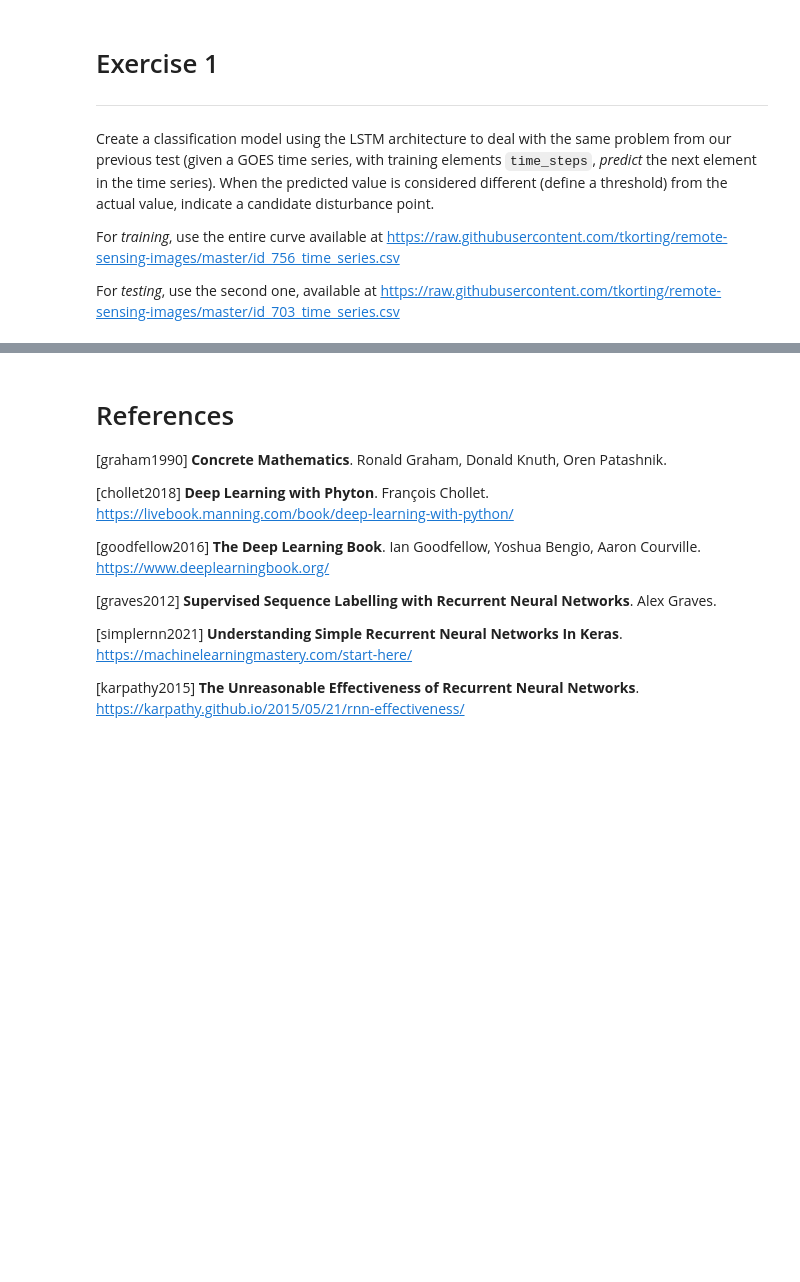
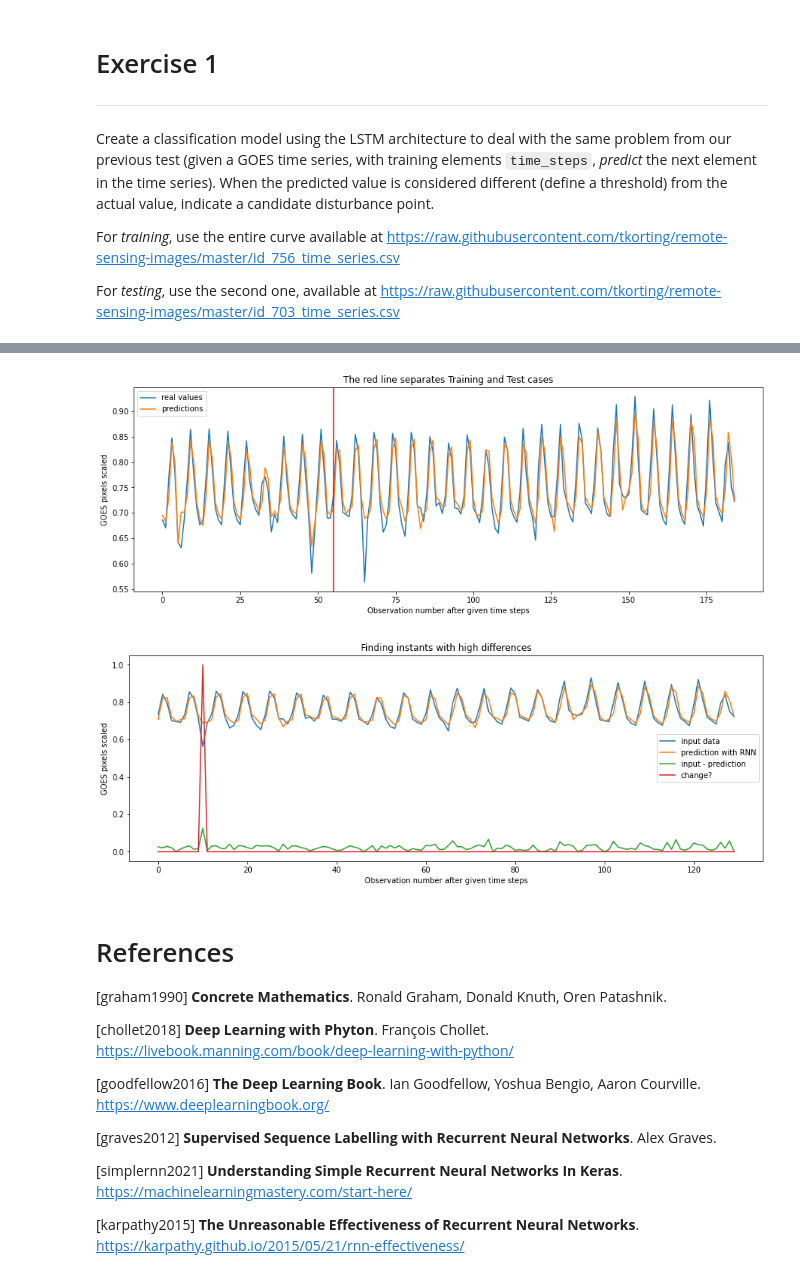
Before and after one commit to barauna-lo/CAP4213-Deep-Learning, a Jupyter notebook: AT10_Recurrent_Neural_Networks.ipynb, the cells around one changed output, grey strips where cells are left out. Cells and saved outputs as stored; diff of their text form; code cells hidden in the pictures; blank space fills up the shorter version.

```diff
--- a/AT10_Recurrent_Neural_Networks.ipynb
+++ b/AT10_Recurrent_Neural_Networks.ipynb
@@ -504,3 +583,36 @@ For *testing*, use the second one, available at https://raw.githubusercontent.co
+# %%
+# make predictions
+train_predict = model.predict(X_train)
+test_predict = model.predict(X_test)
+
+all_data = np.append(y_train, y_test)
+predictions = np.append(train_predict, test_predict)
+
+# plot the results
+plt.figure(figsize=(15, 5))
+plt.plot(all_data, label = 'real values')
+plt.plot(predictions, label = 'predictions')
+plt.axvline(x = len(y_train), color='r')
+plt.legend()
+plt.xlabel('Observation number after given time steps')
+plt.ylabel('GOES pixels scaled')
+plt.title('The red line separates Training and Test cases')
+
+difference = np.abs(y_test - test_predict.flatten())
+change_threshold = difference.max() * 0.8
+
+plt.figure(figsize=(15, 5))
+plt.plot(y_test, label = 'input data')
+plt.plot(test_predict.flatten(), label = 'prediction with RNN')
+plt.plot(difference, label = 'input - prediction')
+plt.plot(difference > change_threshold, label = 'change?')
+plt.legend()
+plt.xlabel('Observation number after given time steps')
+plt.ylabel('GOES pixels scaled')
+plt.title('Finding instants with high differences');
+# %% [output]
+[figure, added]
+[figure, added]
 # %% [markdown]
 # References
 
```
Also changed, not shown: parts of 7 cells of this notebook.
